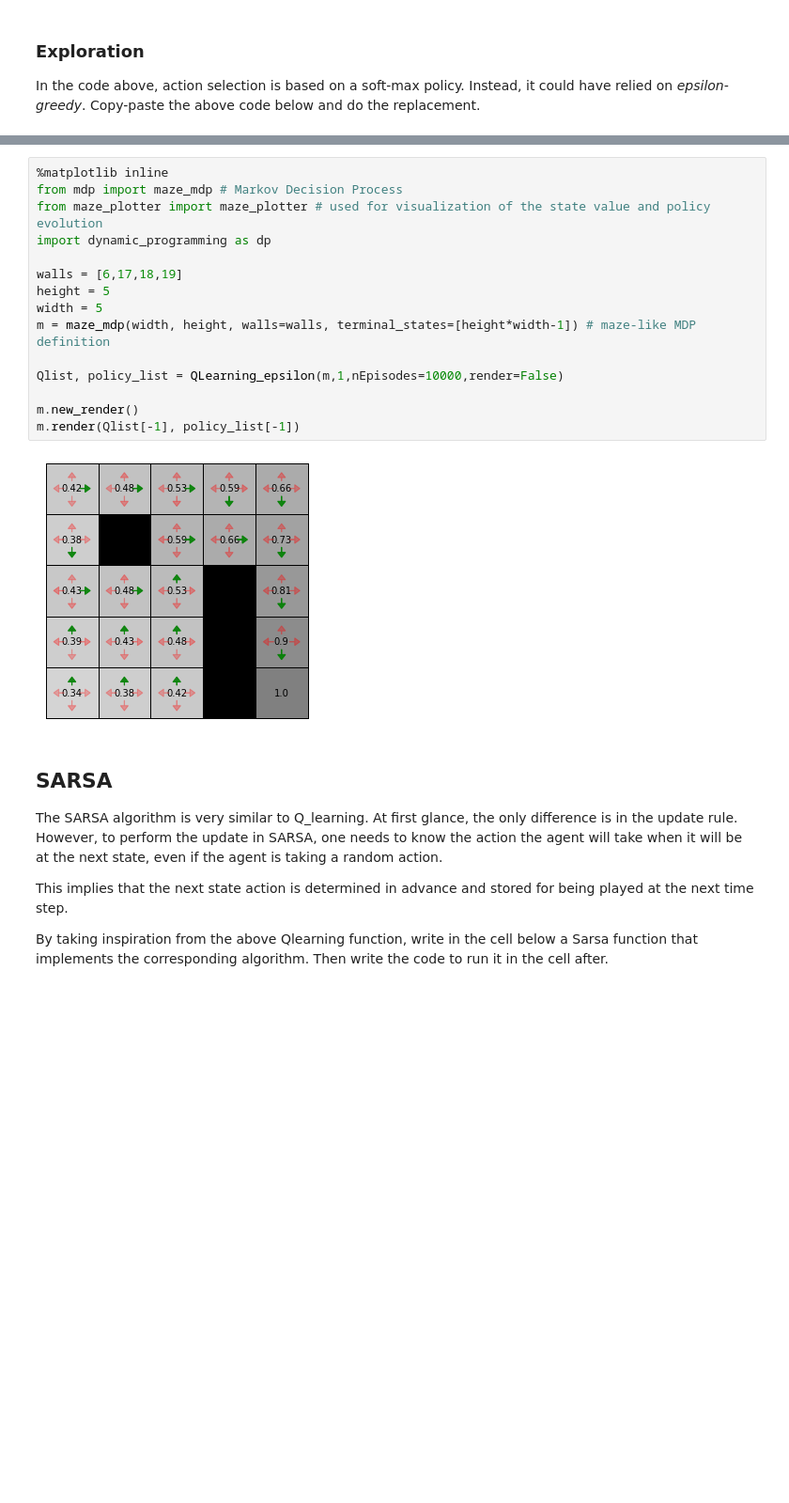
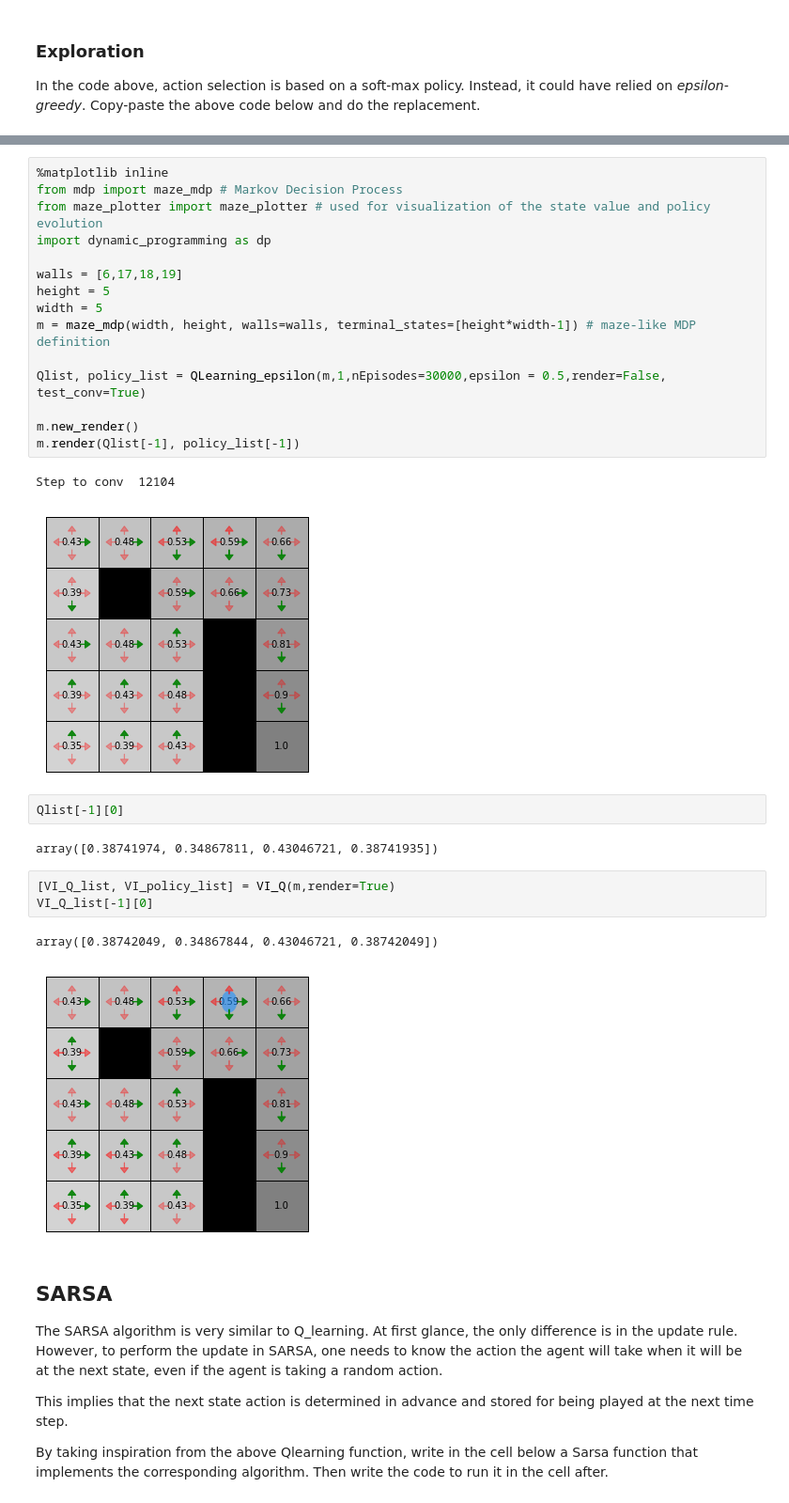
Before and after one commit to AntoninARBERET/rl_labs_notebooks, a Jupyter notebook: reinforcement_learning.ipynb, the cells around one changed output, grey strips where cells are left out. Shown: that part at 94% size. Cells and saved outputs as stored; diff of their text form; blank space fills up the shorter version.

```diff
--- a/reinforcement_learning.ipynb
+++ b/reinforcement_learning.ipynb
@@ -288,12 +316,23 @@ height = 5
 width = 5
 m = maze_mdp(width, height, walls=walls, terminal_states=[height*width-1]) # maze-like MDP definition
 
-Qlist, policy_list = QLearning_epsilon(m,1,nEpisodes=10000,render=False)
+Qlist, policy_list = QLearning_epsilon(m,1,nEpisodes=30000,epsilon = 0.5,render=False, test_conv=True)
 
 m.new_render()
 m.render(Qlist[-1], policy_list[-1])
 # %% [output]
+Step to conv  12104
-[figure, old version]
+[figure, new version]
+# %%
+Qlist[-1][0]
+# %% [output]
+array([0.38741974, 0.34867811, 0.43046721, 0.38741935])
+# %%
+[VI_Q_list, VI_policy_list] = VI_Q(m,render=True)
+VI_Q_list[-1][0]
+# %% [output]
+array([0.38742049, 0.34867844, 0.43046721, 0.38742049])
+[figure, added]
 # %% [markdown]
 ## SARSA
 
```
Also changed, not shown: parts of 7 cells of this notebook, 3 other files.
